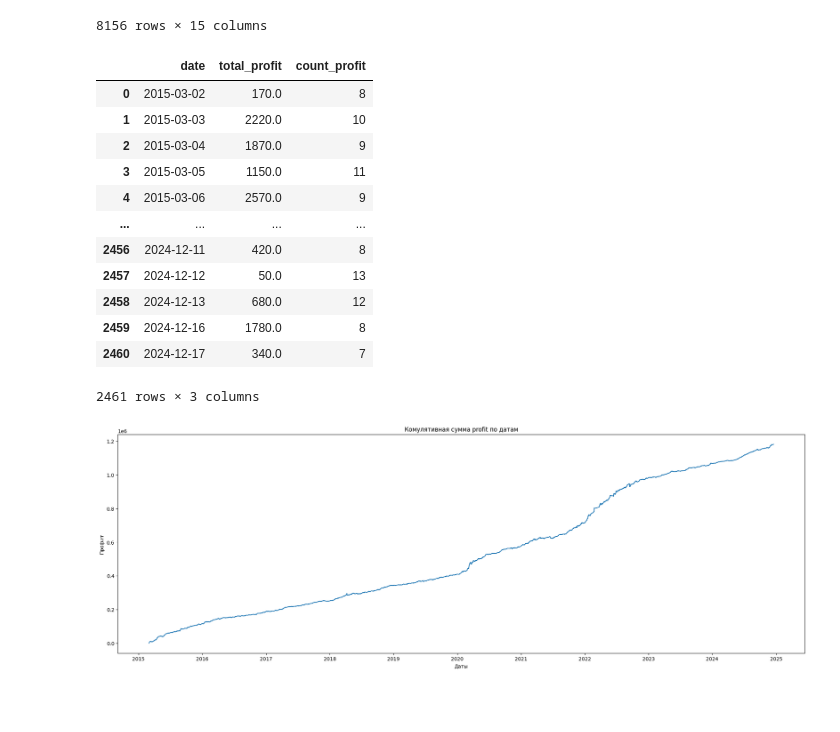
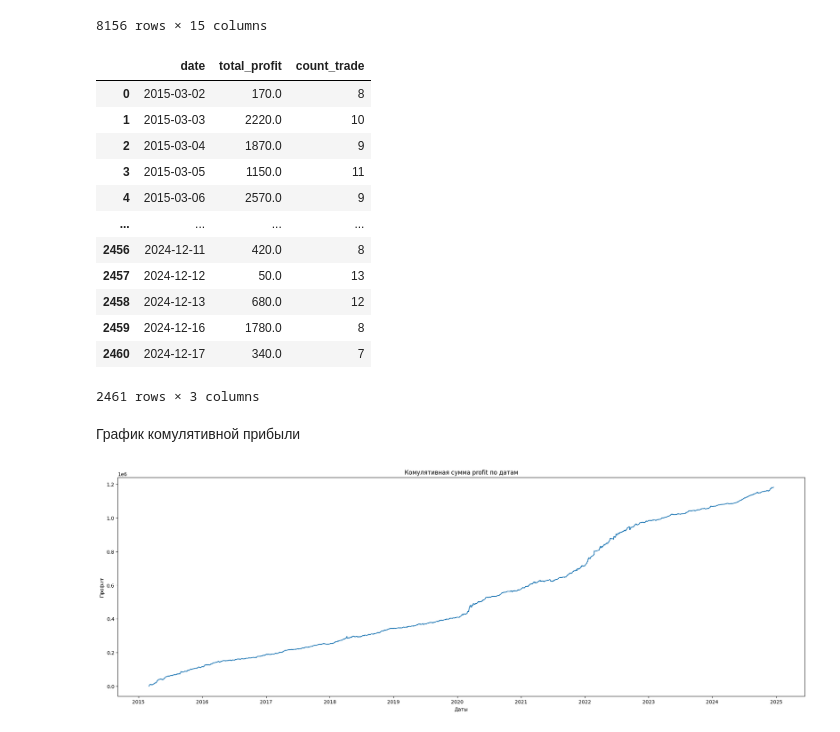
Before and after one commit to Alkor135/pj5_GMTS_trade_research, a Jupyter notebook: RTS_MOEX/GMTS_исследования_времени_торговли.ipynb, the cells around one changed output. Saved outputs shown, nothing was run; the diff lists cells and outputs as text; code cells hidden in the pictures; blank space fills up the shorter version.

```diff
--- a/RTS_MOEX/GMTS_исследования_времени_торговли.ipynb
+++ b/RTS_MOEX/GMTS_исследования_времени_торговли.ipynb
@@ -234,18 +240,18 @@ df_amer
 # %%
 df_amer_date = (
     df.groupby(['date'], as_index=False)
     .agg(
         total_profit=('profit', 'sum'),  # Сумма значений profit
-        count_profit=('profit', 'count')  # Количество значений profit
+        count_trade=('profit', 'count')  # Количество значений profit
     )
     # .sort_values(['total_profit'], ascending=False)
 )
 
 # df_amer_date.sort_values(by='date', ascending=True).to_excel('GMTS_даты_торговли.xlsx')
 
 df_amer_date
 # %% [output]
-|  | date | total_profit | count_profit |
+|  | date | total_profit | count_trade |
 | 0 | 2015-03-02 | 170.0 | 8 |
 | 1 | 2015-03-03 | 2220.0 | 10 |
 | 2 | 2015-03-04 | 1870.0 | 9 |
@@ -258,6 +264,8 @@ df_amer_date
 | 2459 | 2024-12-16 | 1780.0 | 8 |
 | 2460 | 2024-12-17 | 340.0 | 7 |
 2461 rows × 3 columns
+# %% [markdown]
+График комулятивной прибыли
 # %%
 df_amer_date['sum_profit'] = df_amer_date['total_profit'].cumsum()
 
```
Also changed, not shown: parts of 3 cells of this notebook.
